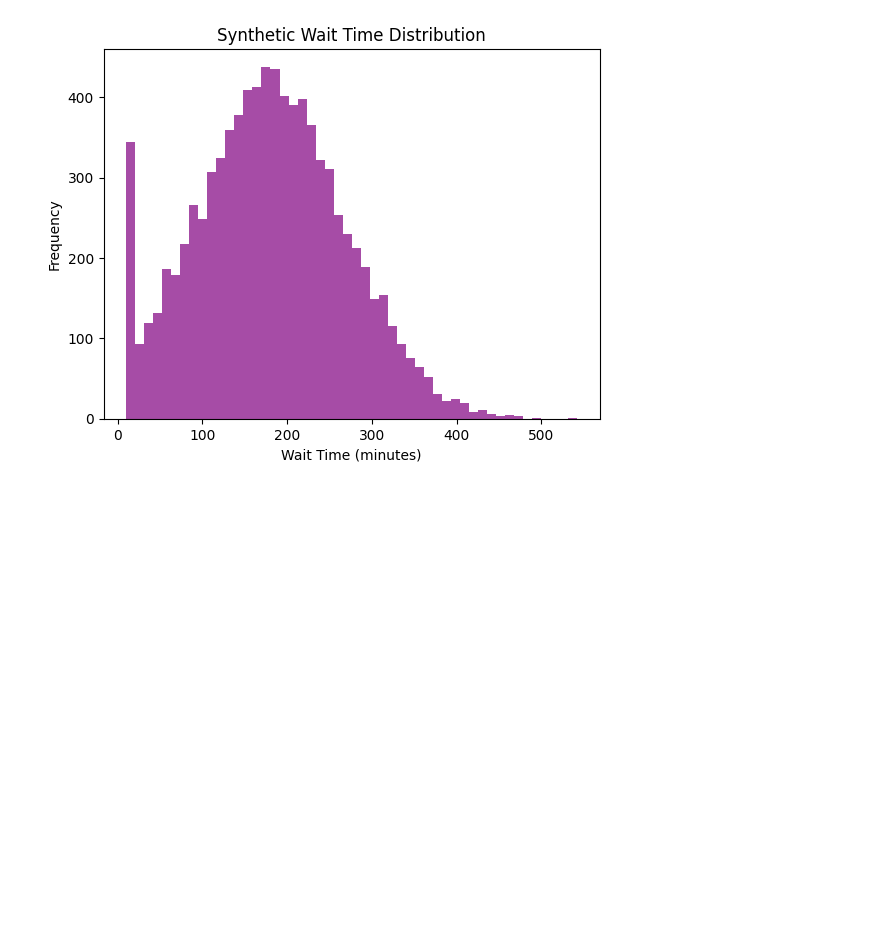
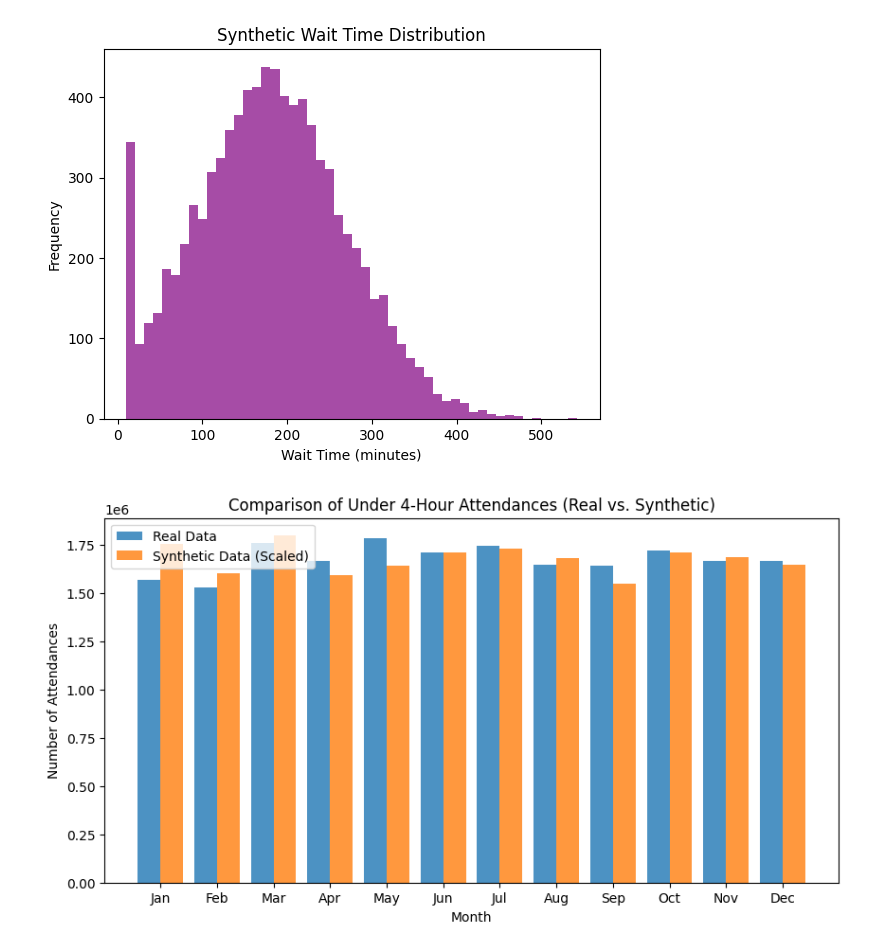
Before and after one commit to sophieboyle1/Final-Year-Project, a Jupyter notebook: src/synthetic_data_v2.ipynb, the cells around one changed output. Drawn from its saved outputs; the diff is of its cells as text; code cells hidden in the pictures; blank space fills up the shorter version.

Commit message:
added plot to show visuals of under 4 houts

```diff
--- a/src/synthetic_data_v2.ipynb
+++ b/src/synthetic_data_v2.ipynb
@@ -164,6 +164,9 @@ synthetic_df = pd.DataFrame(index=idx, data=wait_times, columns=["wait_time_minu
 # Categorize into Under 4 Hours and Over 4 Hours
 synthetic_df['Under_4_Hours'] = (synthetic_df['wait_time_minutes'] <= 240).astype(int)
 synthetic_df['Over_4_Hours'] = (synthetic_df['wait_time_minutes'] > 240).astype(int)
+
+# Extract Month for Aggregation
+synthetic_df['Month'] = synthetic_df.index.month
 
 # Full Moon Dates (2024 Full Moon Calendar)
 full_moon_dates = [
@@ -225,3 +228,29 @@ plt.show()
 3            524           196      4
 4            541           203      5
 [figure]
+# %%
+import matplotlib.pyplot as plt
+
+import matplotlib.pyplot as plt
+
+# Aggregate real and synthetic data by month
+real_monthly = combined_data.groupby('Month')[['Total Attendances < 4 hours']].sum().reset_index()
+synthetic_monthly = synthetic_df.groupby('Month')[['Under_4_Hours']].sum().reset_index()
+
+# Adjust Synthetic Data to Match Real Data Scale
+scaling_factor = real_monthly['Total Attendances < 4 hours'].sum() / synthetic_monthly['Under_4_Hours'].sum()
+synthetic_monthly['Under_4_Hours_Scaled'] = synthetic_monthly['Under_4_Hours'] * scaling_factor
+
+# Plot Comparison
+plt.figure(figsize=(10, 5))
+plt.bar(real_monthly['Month'] - 0.2, real_monthly['Total Attendances < 4 hours'], width=0.4, label="Real Data", alpha=0.8)
+plt.bar(synthetic_monthly['Month'] + 0.2, synthetic_monthly['Under_4_Hours_Scaled'], width=0.4, label="Synthetic Data (Scaled)", alpha=0.8)
+
+plt.title("Comparison of Under 4-Hour Attendances (Real vs. Synthetic)")
+plt.xlabel("Month")
+plt.ylabel("Number of Attendances")
+plt.xticks(range(1, 13), ['Jan', 'Feb', 'Mar', 'Apr', 'May', 'Jun', 'Jul', 'Aug', 'Sep', 'Oct', 'Nov', 'Dec'])
+plt.legend()
+plt.show()
+# %% [output]
+[figure, added]
```
